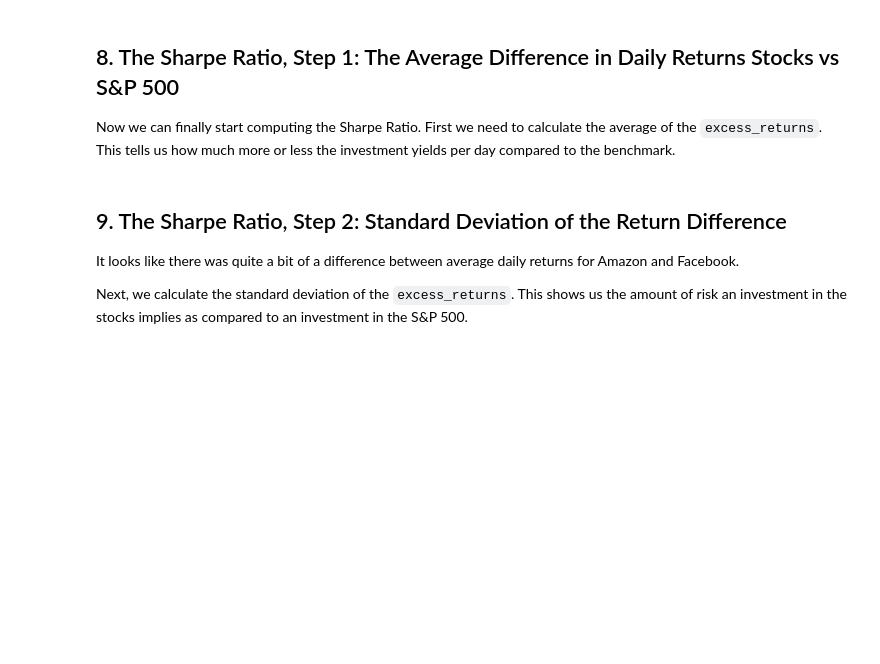
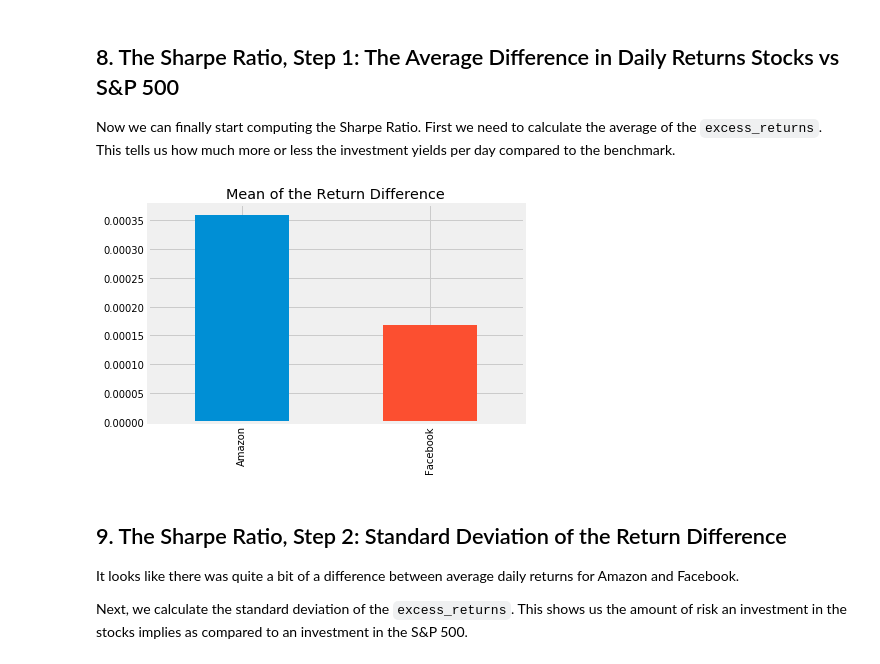
Before and after one commit to leighirving/sharpe-ratio, a Jupyter notebook: notebook.ipynb, the cells around one changed output. Cells and saved outputs as stored; diff of their text form; code cells hidden in the pictures; blank space fills up the shorter version.

Commit message:
Calculate and plot the mean of excess_returns

```diff
--- a/notebook.ipynb
+++ b/notebook.ipynb
@@ -177,3 +170,11 @@ avg_excess_return = ...
+# %%
+# calculate the mean of excess_returns
+avg_excess_return = excess_returns.mean()
+
+# plot avg_excess_returns
+avg_excess_return.plot.bar(title='Mean of the Return Difference');
+# %% [output]
+[figure, added]
 # %% [markdown]
 ## 9. The Sharpe Ratio, Step 2: Standard Deviation of the Return Difference
 <p>It looks like there was quite a bit of a difference between average daily returns for Amazon and Facebook.</p>
```
Also changed, not shown: parts of 1 cell of this notebook.
